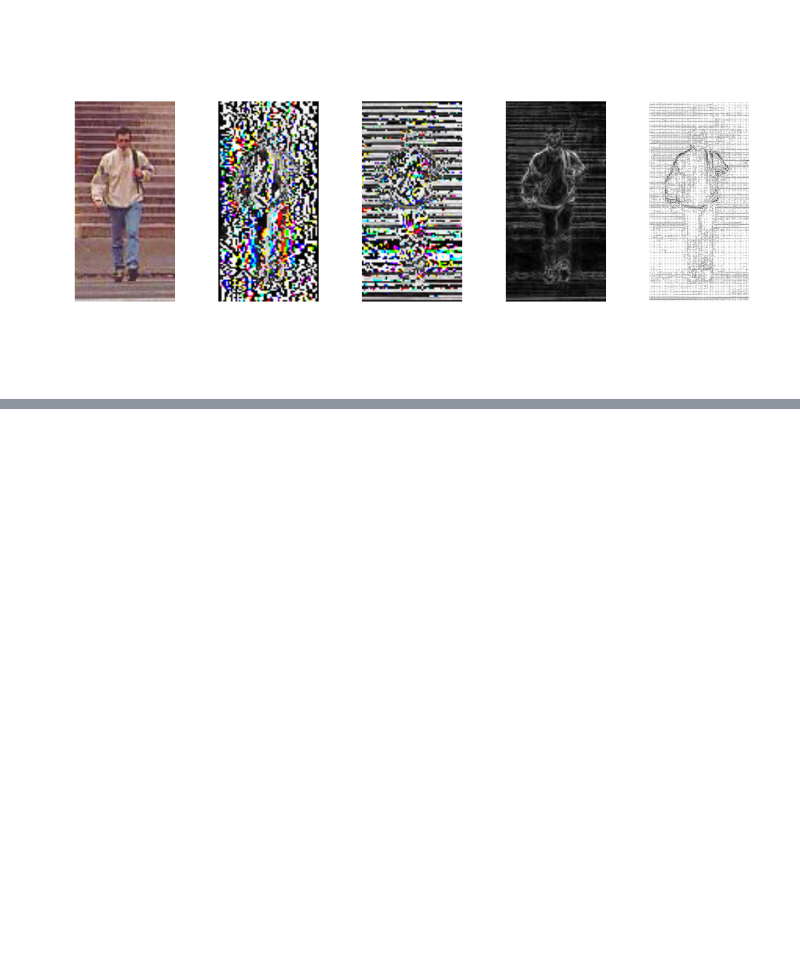
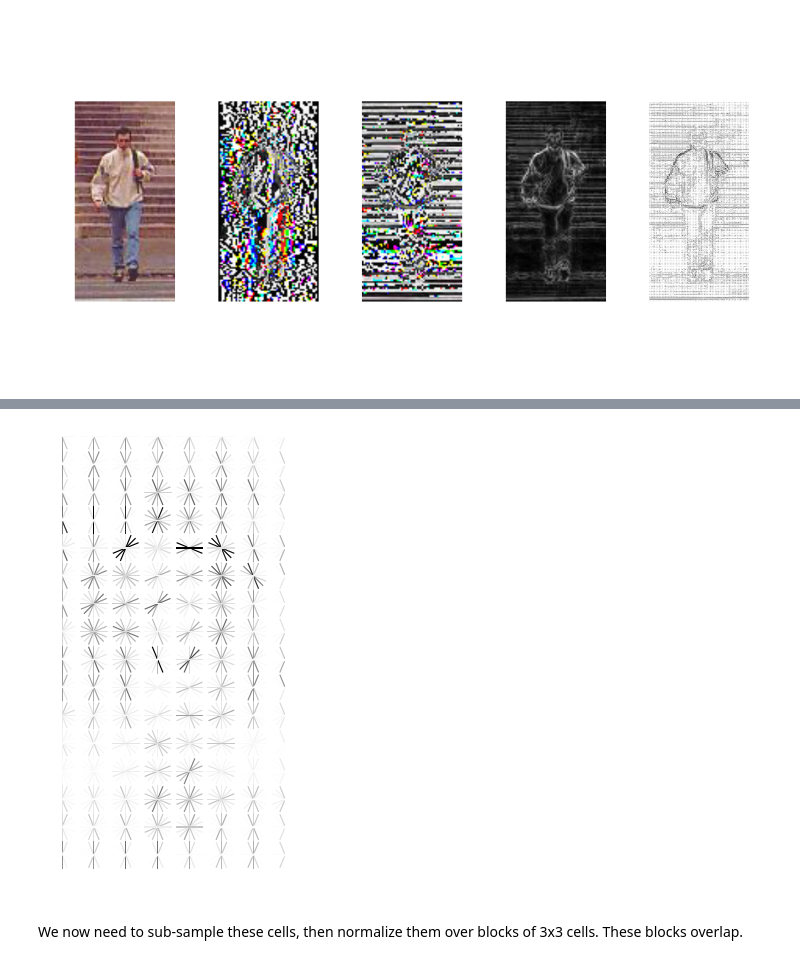
Before and after one commit to JeromeWynne/HOGs, a Jupyter notebook: Replicating-Dalal-Triggs.ipynb, the cells around one changed output, grey strips where cells are left out. Drawn from its saved outputs; the diff is of its cells as text; code cells hidden in the pictures; blank space fills up the shorter version.

```diff
--- a/Replicating-Dalal-Triggs.ipynb
+++ b/Replicating-Dalal-Triggs.ipynb
@@ -184,18 +188,17 @@ _ = [ax.axis('off') for ax in axs]; plt.tight_layout();
 # %%
-# Magnitude-weighted voting into histogram bins
+# 2. Magnitude-weighted voting into histogram bins
 bins = np.linspace(-np.pi/2, np.pi/2, 9)
-hist_img = np.tile(bins, [img_rows, img_cols, 1]) # Depth contains histogram bin votes for each pixel
+hist_img = np.tile(bins, [img_rows, img_cols, 1])
 bin_width = bins[1] - bins[0]
 mags = np.expand_dims(gradmag, axis=2)
 ors = np.expand_dims(grador, axis=2)
 mask = abs(ors - hist_img) < bin_width
-hist_img = mask*mags*(1 - abs(ors - hist_img)/bin_width)
+hist_img = mask*mags*(1 - abs(ors - hist_img)/bin_width) # Depth contains histogram bin votes for each pixel
 
-# Now we need to aggregate votes over 5x5 cells
-# We want a 5x5 ones filter, which we'll dot with each level of the histogram
-cell_hist = np.zeros(hist_img.shape)
-hist_img = np.pad(hist_img, ((2, 2), (2, 2), (0, 0)), mode='constant', constant_values=0)
-for row_ix in range(2, img_rows-1):
-    for col_ix in range(2, img_cols-1): # Convolution
-        cell_hist[row_ix, col_ix] = np.tensordot(hist_img[row_ix-2:row_ix+3, col_ix-2:col_ix+3, :],
-                                                  np.ones([5, 5, 1]), axes=((0, 1), (0, 1))).squeeze()
+# 3. Aggregating votes over 8x8 cells
+cell_hist = np.zeros([16, 8, 9])
+for row_ix in np.arange(0, 128, 8):
+    for col_ix in np.arange(0, 64, 8): # Convolution
+        cell_pixels = hist_img[row_ix:row_ix+8, col_ix:col_ix+8, :]
+        cell_hist[int(row_ix/8), int(col_ix/8), :] = np.tensordot(cell_pixels, np.ones([8, 8, 1]),
+                                                                     axes=((0, 1), (0, 1))).squeeze()
@@ -211,0 +205,17 @@ plt.imshow(np.argmax(cell_hist, axis=2), cmap='afmhot');
+# %%
+# For the quiver plot
+f = plt.figure(figsize=(4, 8), facecolor='white')
+U = V = {}
+Y, X = np.mgrid[0:cell_hist.shape[0], 0:cell_hist.shape[1]]
+for i, th in enumerate(bins):
+    V = np.cos(th) # x component
+    U = np.sin(th) # y component
+    plt.quiver(X, Y, U, V, cell_hist[:, :, i]/cell_hist.max(), pivot='mid',
+                   cmap='Greys', scale=8, headaxislength=0, headlength=0, headwidth=1)
+    plt.hold('on')
+plt.axis('off')
+plt.ylim(16, 0);
+# %% [output]
+[figure, added]
+# %% [markdown]
+We now need to sub-sample these cells, then normalize them over blocks of 3x3 cells. These blocks overlap.
```
Also changed, not shown: parts of 9 cells of this notebook.
